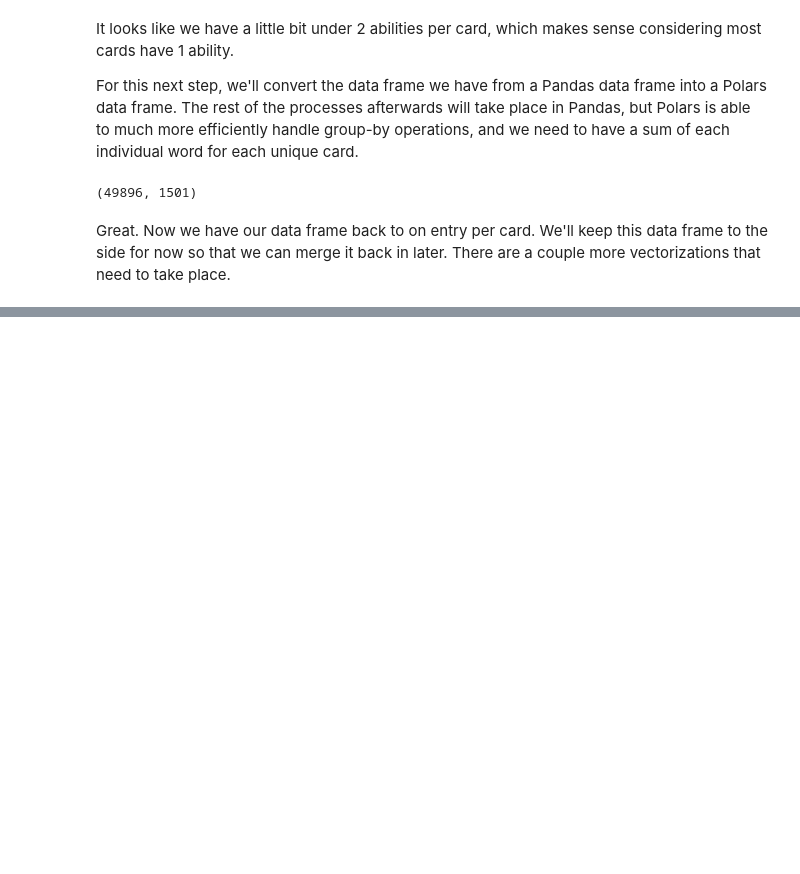
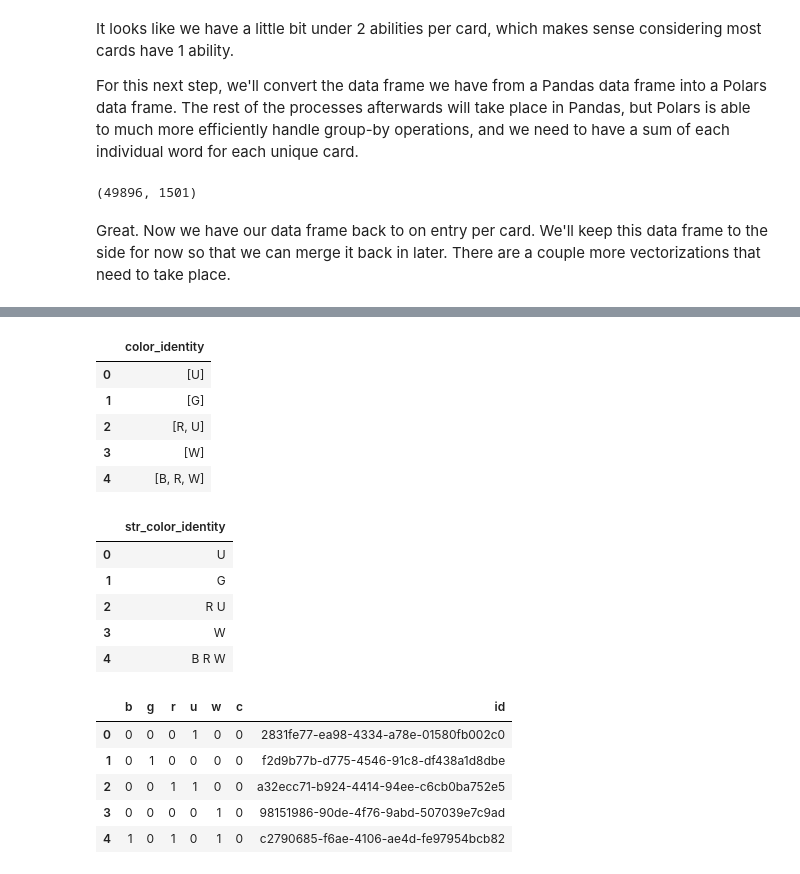
Before and after one commit to ParkedHampster/Spell-Trends, a Jupyter notebook: 2_Modeling.ipynb, the cells around one changed output, grey strips where cells are left out. Drawn from its saved outputs; the diff is of its cells as text; code cells hidden in the pictures; blank space fills up the shorter version.

```diff
--- a/2_Modeling.ipynb
+++ b/2_Modeling.ipynb
@@ -323,0 +409,43 @@ more vectorizations that need to take place.
+# %%
+display(train[['color_identity']].head())
+
+train['str_color_identity'] = \
+    train['color_identity'].map(
+        lambda x: ' '.join(x)
+        )
+
+display(train[['str_color_identity']].head())
+
+color_match = CountVectorizer(
+    token_pattern=r"[wubrg]"
+)
+color_id_df = pd.DataFrame.sparse.from_spmatrix(
+    color_match.fit_transform(train['str_color_identity'])
+)
+
+# we don't have to save this vocabulary because there
+# are only 5 possible options for color in Magic
+color_id_df.columns = sorted(color_match.vocabulary_)
+color_id_df['c'] = color_id_df.T.apply(lambda x: 1 if sum(x)==0 else 0)
+color_id_df['id'] = train['id']
+
+display(color_id_df.head())
+# %% [output]
+|  | color_identity |
+| 0 | [U] |
+| 1 | [G] |
+| 2 | [R, U] |
+| 3 | [W] |
+| 4 | [B, R, W] |
+|  | str_color_identity |
+| 0 | U |
+| 1 | G |
+| 2 | R U |
+| 3 | W |
+| 4 | B R W |
+|  | b | g | r | u | w | c | id |
+| 0 | 0 | 0 | 0 | 1 | 0 | 0 | 2831fe77-ea98-4334-a78e-01580fb002c0 |
+| 1 | 0 | 1 | 0 | 0 | 0 | 0 | f2d9b77b-d775-4546-91c8-df438a1d8dbe |
+| 2 | 0 | 0 | 1 | 1 | 0 | 0 | a32ecc71-b924-4414-94ee-c6cb0ba752e5 |
+| 3 | 0 | 0 | 0 | 0 | 1 | 0 | 98151986-90de-4f76-9abd-507039e7c9ad |
+| 4 | 1 | 0 | 1 | 0 | 1 | 0 | c2790685-f6ae-4106-ae4d-fe97954bcb82 |
```
Also changed, not shown: parts of 20 cells of this notebook.
